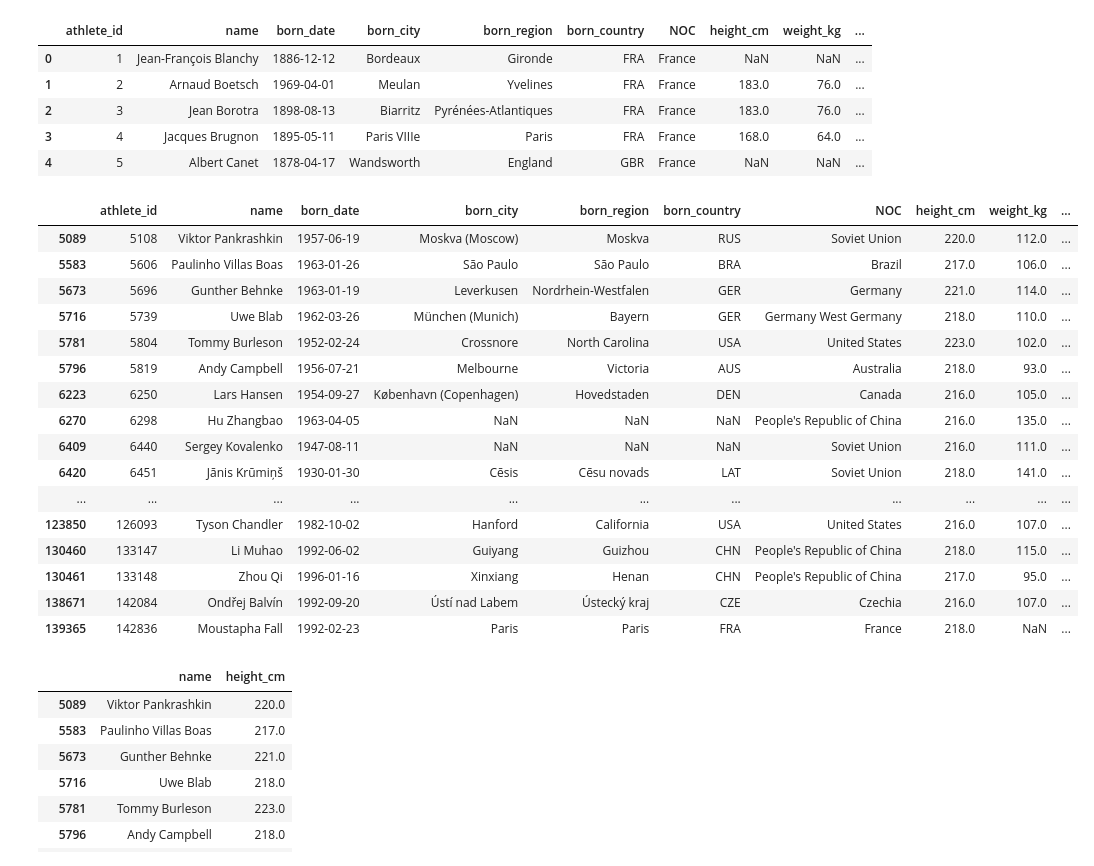
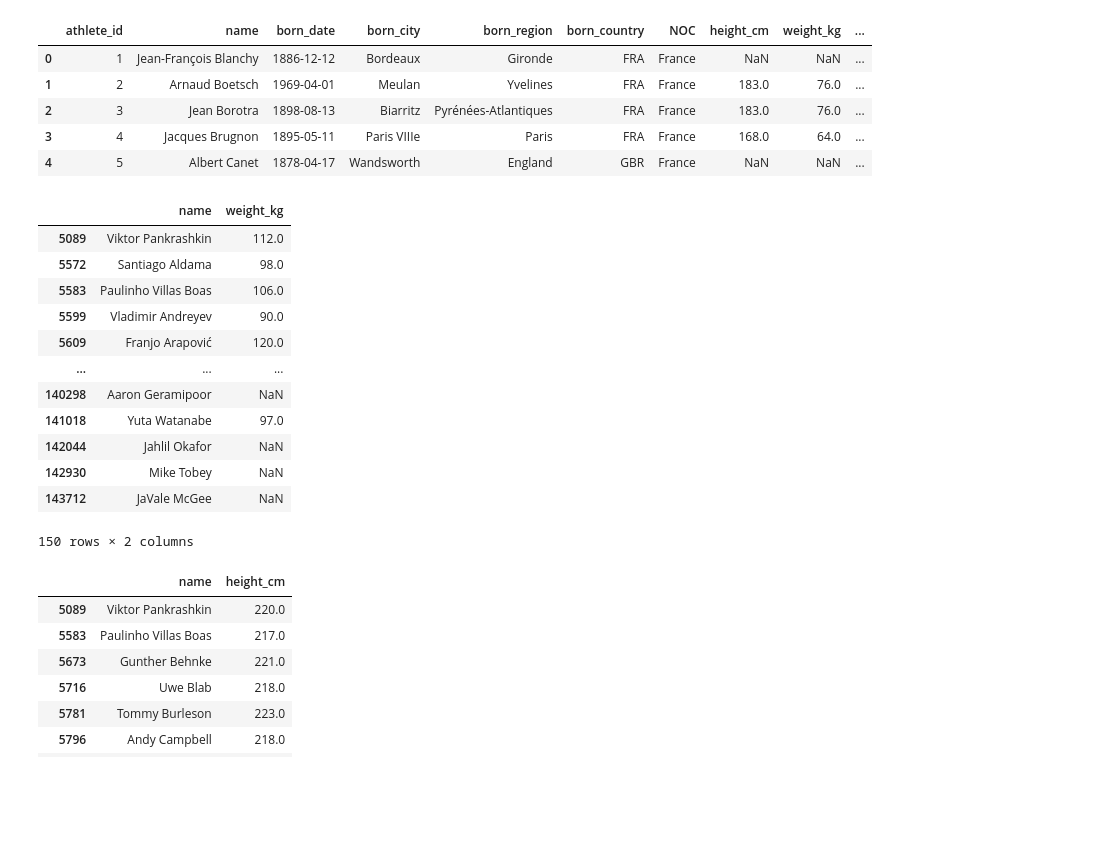
Before and after one commit to harilal766/complete-pandas-tutorial, a Jupyter notebook: tutorial.ipynb, the cells around one changed output. Saved outputs shown, nothing was run; the diff lists cells and outputs as text; code cells hidden in the pictures; blank space fills up the shorter version.

```diff
--- a/tutorial.ipynb
+++ b/tutorial.ipynb
@@ -364,25 +383,21 @@ bios.head()
 | 3 | 4 | Jacques Brugnon | 1895-05-11 | Paris VIIIe | Paris | FRA | France | 168.0 | 64.0 | ... |
 | 4 | 5 | Albert Canet | 1878-04-17 | Wandsworth | England | GBR | France | NaN | NaN | ... |
 # %%
-bios.loc[bios["height_cm"] > 215]
+bios.loc[bios["height_cm"] > 210, ['name','weight_kg']]
 # %% [output]
-|  | athlete_id | name | born_date | born_city | born_region | born_country | NOC | height_cm | weight_kg | ... |
-| 5089 | 5108 | Viktor Pankrashkin | 1957-06-19 | Moskva (Moscow) | Moskva | RUS | Soviet Union | 220.0 | 112.0 | ... |
-| 5583 | 5606 | Paulinho Villas Boas | 1963-01-26 | São Paulo | São Paulo | BRA | Brazil | 217.0 | 106.0 | ... |
-| 5673 | 5696 | Gunther Behnke | 1963-01-19 | Leverkusen | Nordrhein-Westfalen | GER | Germany | 221.0 | 114.0 | ... |
-| 5716 | 5739 | Uwe Blab | 1962-03-26 | München (Munich) | Bayern | GER | Germany West Germany | 218.0 | 110.0 | ... |
-| 5781 | 5804 | Tommy Burleson | 1952-02-24 | Crossnore | North Carolina | USA | United States | 223.0 | 102.0 | ... |
-| 5796 | 5819 | Andy Campbell | 1956-07-21 | Melbourne | Victoria | AUS | Australia | 218.0 | 93.0 | ... |
-| 6223 | 6250 | Lars Hansen | 1954-09-27 | København (Copenhagen) | Hovedstaden | DEN | Canada | 216.0 | 105.0 | ... |
-| 6270 | 6298 | Hu Zhangbao | 1963-04-05 | NaN | NaN | NaN | People's Republic of China | 216.0 | 135.0 | ... |
-| 6409 | 6440 | Sergey Kovalenko | 1947-08-11 | NaN | NaN | NaN | Soviet Union | 216.0 | 111.0 | ... |
-| 6420 | 6451 | Jānis Krūmiņš | 1930-01-30 | Cēsis | Cēsu novads | LAT | Soviet Union | 218.0 | 141.0 | ... |
-| ... | ... | ... | ... | ... | ... | ... | ... | ... | ... | ... |
-| 123850 | 126093 | Tyson Chandler | 1982-10-02 | Hanford | California | USA | United States | 216.0 | 107.0 | ... |
-| 130460 | 133147 | Li Muhao | 1992-06-02 | Guiyang | Guizhou | CHN | People's Republic of China | 218.0 | 115.0 | ... |
-| 130461 | 133148 | Zhou Qi | 1996-01-16 | Xinxiang | Henan | CHN | People's Republic of China | 217.0 | 95.0 | ... |
-| 138671 | 142084 | Ondřej Balvín | 1992-09-20 | Ústí nad Labem | Ústecký kraj | CZE | Czechia | 216.0 | 107.0 | ... |
-| 139365 | 142836 | Moustapha Fall | 1992-02-23 | Paris | Paris | FRA | France | 218.0 | NaN | ... |
+|  | name | weight_kg |
+| 5089 | Viktor Pankrashkin | 112.0 |
+| 5572 | Santiago Aldama | 98.0 |
+| 5583 | Paulinho Villas Boas | 106.0 |
+| 5599 | Vladimir Andreyev | 90.0 |
+| 5609 | Franjo Arapović | 120.0 |
+| ... | ... | ... |
+| 140298 | Aaron Geramipoor | NaN |
+| 141018 | Yuta Watanabe | 97.0 |
+| 142044 | Jahlil Okafor | NaN |
+| 142930 | Mike Tobey | NaN |
+| 143712 | JaVale McGee | NaN |
+150 rows × 2 columns
 # %%
 bios.loc[bios["height_cm"] > 215, ["name", "height_cm"]]
 # %% [output]
```
Also changed, not shown: parts of 8 cells of this notebook.
